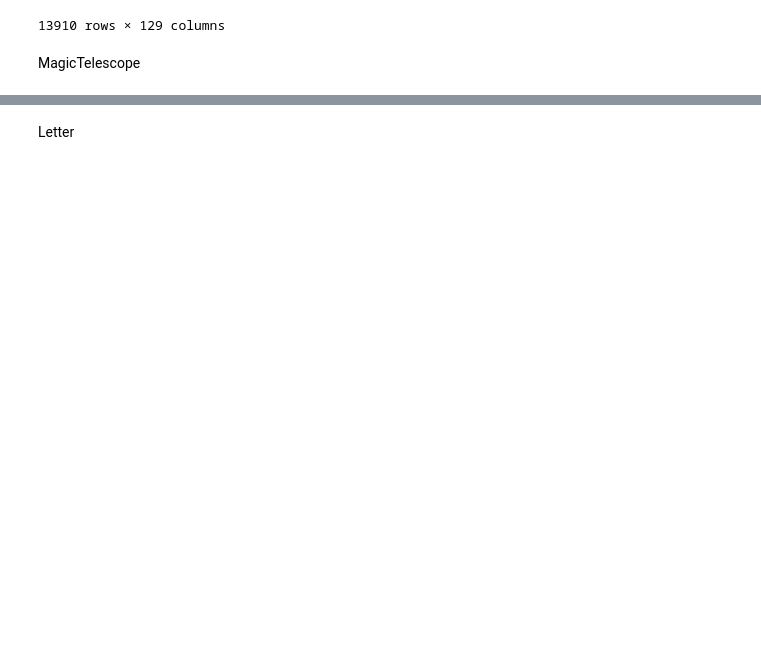
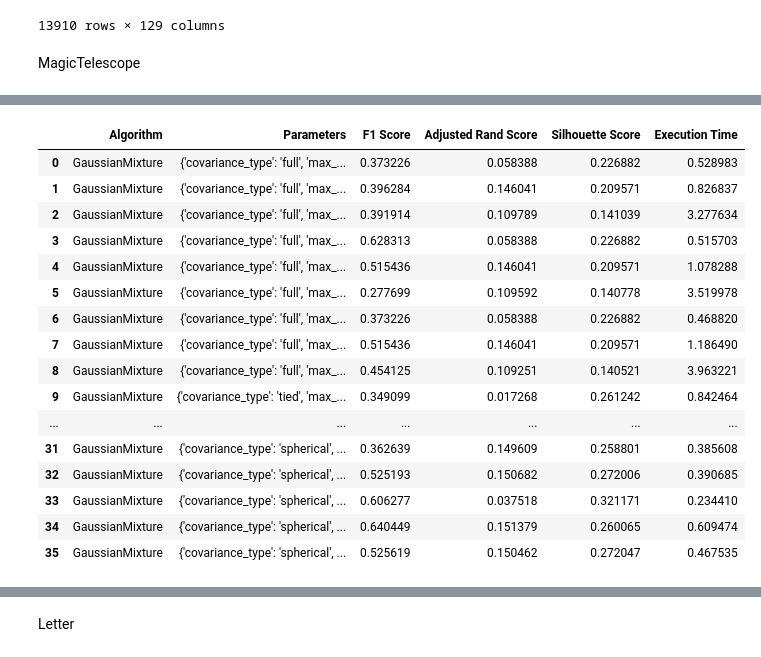
Before and after one commit to Luckseegan/Clustering, a Jupyter notebook: clusters.ipynb, the cells around one changed output, grey strips where cells are left out. Cells and saved outputs as stored; diff of their text form; code cells hidden in the pictures; blank space fills up the shorter version.

```diff
--- a/clusters.ipynb
+++ b/clusters.ipynb
@@ -347,8 +606,36 @@ y = le.fit_transform(y)
 # %%
+algorithms = [
+    #{'name': 'OPTICS', 'class': OPTICS, 'param_grid': {'min_samples': [3, 5, 7], 'xi': [0.01, 0.05, 0.1]}},
+    {'name': 'GaussianMixture', 'class': GaussianMixture, 'param_grid': {'n_components': [2, 3, 4], 'covariance_type': ['full', 'tied', 'diag', 'spherical'], 'max_iter': [100, 300, 500]}},
+    #{'name': 'MeanShift', 'class': MeanShift, 'param_grid': {'bandwidth': [0.5, 1.0, 1.5]}},
+    #{'name': 'SpectralClustering', 'class': SpectralClustering, 'param_grid': {'n_clusters': [2, 3, 4], 'affinity': ['nearest_neighbors', 'rbf'], 'n_neighbors': [5, 10, 15]}},
+    #{'name': 'Birch', 'class': Birch, 'param_grid': {'n_clusters': [2, 3, 4], 'threshold': [0.1, 0.5, 1.0], 'branching_factor': [20, 50, 100]}},
+    #{'name': 'Ward', 'class': AgglomerativeClustering, 'param_grid': {'n_clusters': [2, 3, 4, 5], 'affinity': ['euclidean'], 'linkage': ['ward']}},
+    #{'name': 'AffinityPropagation', 'class': AffinityPropagation, 'param_grid': {'damping': [0.5, 0.7, 0.9], 'max_iter': [100, 200, 300]}}
+]
+
 run_parallel(algorithms)
 
 # Run all the algorithms in parallel and save the results to a CSV file
-results = run_parallel(algorithms)
-results_df = pd.DataFrame(results)
-results_df.to_csv('clustering_results_MagicTelescope.csv', index=False)
-results_df
+results_test = run_parallel(algorithms)
+results_df_test = pd.DataFrame(results_test)
+# %%
+results_df_test
+# %% [output]
+|  | Algorithm | Parameters | F1 Score | Adjusted Rand Score | Silhouette Score | Execution Time |
+| 0 | GaussianMixture | {'covariance_type': 'full', 'max_... | 0.373226 | 0.058388 | 0.226882 | 0.528983 |
+| 1 | GaussianMixture | {'covariance_type': 'full', 'max_... | 0.396284 | 0.146041 | 0.209571 | 0.826837 |
+| 2 | GaussianMixture | {'covariance_type': 'full', 'max_... | 0.391914 | 0.109789 | 0.141039 | 3.277634 |
+| 3 | GaussianMixture | {'covariance_type': 'full', 'max_... | 0.628313 | 0.058388 | 0.226882 | 0.515703 |
+| 4 | GaussianMixture | {'covariance_type': 'full', 'max_... | 0.515436 | 0.146041 | 0.209571 | 1.078288 |
+| 5 | GaussianMixture | {'covariance_type': 'full', 'max_... | 0.277699 | 0.109592 | 0.140778 | 3.519978 |
+| 6 | GaussianMixture | {'covariance_type': 'full', 'max_... | 0.373226 | 0.058388 | 0.226882 | 0.468820 |
+| 7 | GaussianMixture | {'covariance_type': 'full', 'max_... | 0.515436 | 0.146041 | 0.209571 | 1.186490 |
+| 8 | GaussianMixture | {'covariance_type': 'full', 'max_... | 0.454125 | 0.109251 | 0.140521 | 3.963221 |
+| 9 | GaussianMixture | {'covariance_type': 'tied', 'max_... | 0.349099 | 0.017268 | 0.261242 | 0.842464 |
+| ... | ... | ... | ... | ... | ... | ... |
+| 31 | GaussianMixture | {'covariance_type': 'spherical', ... | 0.362639 | 0.149609 | 0.258801 | 0.385608 |
+| 32 | GaussianMixture | {'covariance_type': 'spherical', ... | 0.525193 | 0.150682 | 0.272006 | 0.390685 |
+| 33 | GaussianMixture | {'covariance_type': 'spherical', ... | 0.606277 | 0.037518 | 0.321171 | 0.234410 |
+| 34 | GaussianMixture | {'covariance_type': 'spherical', ... | 0.640449 | 0.151379 | 0.260065 | 0.609474 |
+| 35 | GaussianMixture | {'covariance_type': 'spherical', ... | 0.525619 | 0.150462 | 0.272047 | 0.467535 |
```
Also changed, not shown: parts of 26 cells of this notebook, 5 other files.
